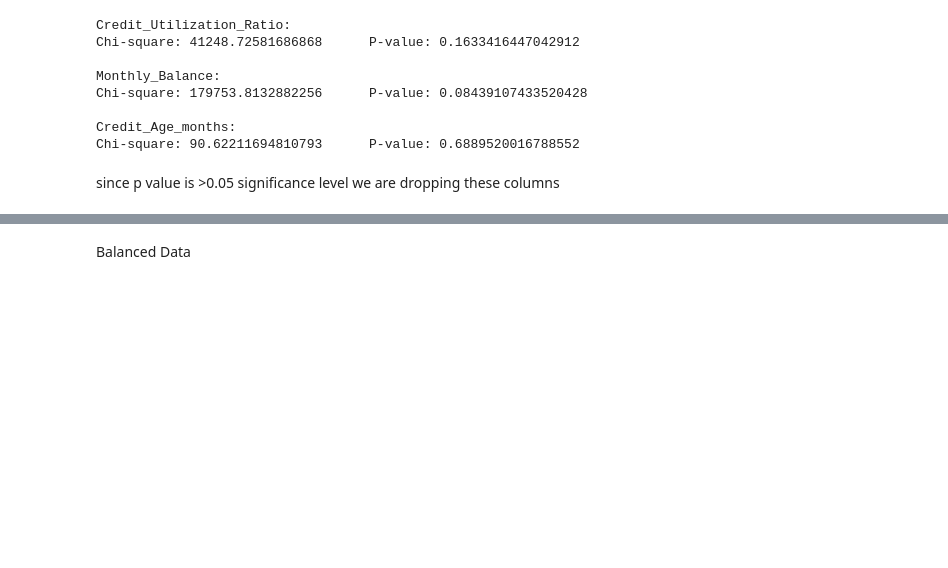
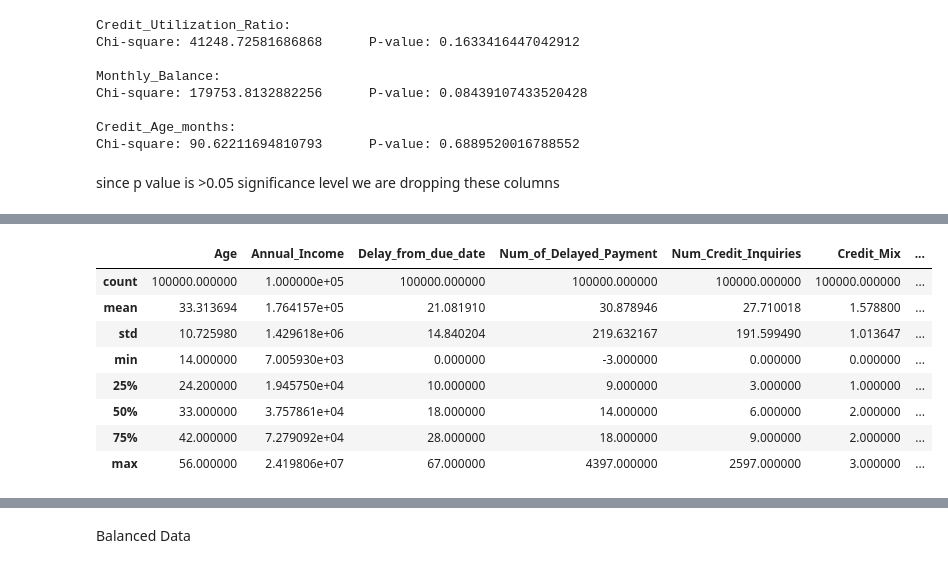
Before and after one commit to 80396-B2/Credit_Score_Prediction, a Jupyter notebook: main.ipynb, the cells around one changed output, grey strips where cells are left out. Drawn from its saved outputs; the diff is of its cells as text; code cells hidden in the pictures; blank space fills up the shorter version.

```diff
--- a/main.ipynb
+++ b/main.ipynb
@@ -1122,0 +1151,12 @@ combined_df.drop(["Credit_Utilization_Ratio","Monthly_Balance","Credit_Age_month
+# %%
+x.describe()
+# %% [output]
+|  | Age | Annual_Income | Delay_from_due_date | Num_of_Delayed_Payment | Num_Credit_Inquiries | Credit_Mix | ... |
+| count | 100000.000000 | 1.000000e+05 | 100000.000000 | 100000.000000 | 100000.000000 | 100000.000000 | ... |
+| mean | 33.313694 | 1.764157e+05 | 21.081910 | 30.878946 | 27.710018 | 1.578800 | ... |
+| std | 10.725980 | 1.429618e+06 | 14.840204 | 219.632167 | 191.599490 | 1.013647 | ... |
+| min | 14.000000 | 7.005930e+03 | 0.000000 | -3.000000 | 0.000000 | 0.000000 | ... |
+| 25% | 24.200000 | 1.945750e+04 | 10.000000 | 9.000000 | 3.000000 | 1.000000 | ... |
+| 50% | 33.000000 | 3.757861e+04 | 18.000000 | 14.000000 | 6.000000 | 2.000000 | ... |
+| 75% | 42.000000 | 7.279092e+04 | 28.000000 | 18.000000 | 9.000000 | 2.000000 | ... |
+| max | 56.000000 | 2.419806e+07 | 67.000000 | 4397.000000 | 2597.000000 | 3.000000 | ... |
```
Also changed, not shown: parts of 15 cells of this notebook, 5 other files.
